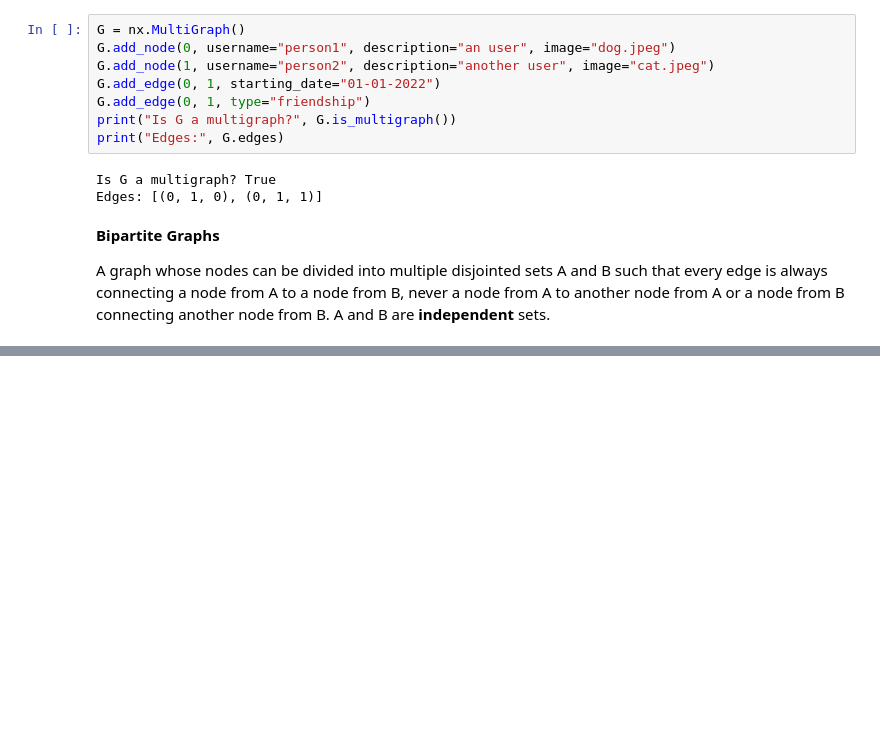
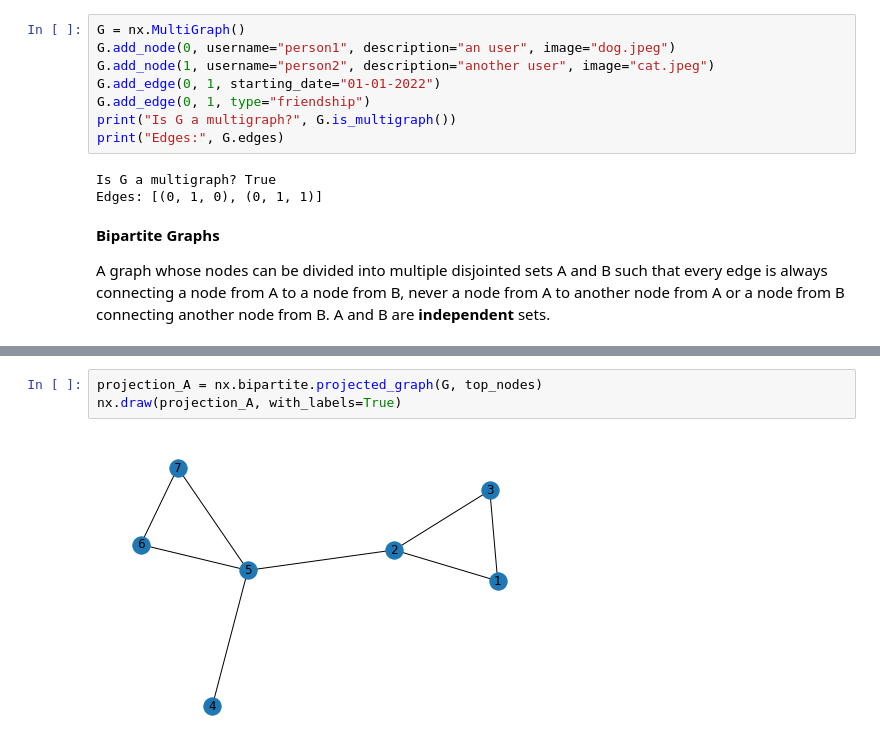
Before and after one commit to JAugusto97/graph-ml, a Jupyter notebook: 1-basics.ipynb, the cells around one changed output, grey strips where cells are left out. Drawn from its saved outputs; the diff is of its cells as text; blank space fills up the shorter version.

```diff
--- a/1-basics.ipynb
+++ b/1-basics.ipynb
@@ -81,0 +99,5 @@ Text(0.5, 1.0, 'Bipartite Graph')
+# %%
+projection_A = nx.bipartite.projected_graph(G, top_nodes)
+nx.draw(projection_A, with_labels=True)
+# %% [output]
+[figure, added]
```
Also changed, not shown: parts of 16 cells of this notebook.
